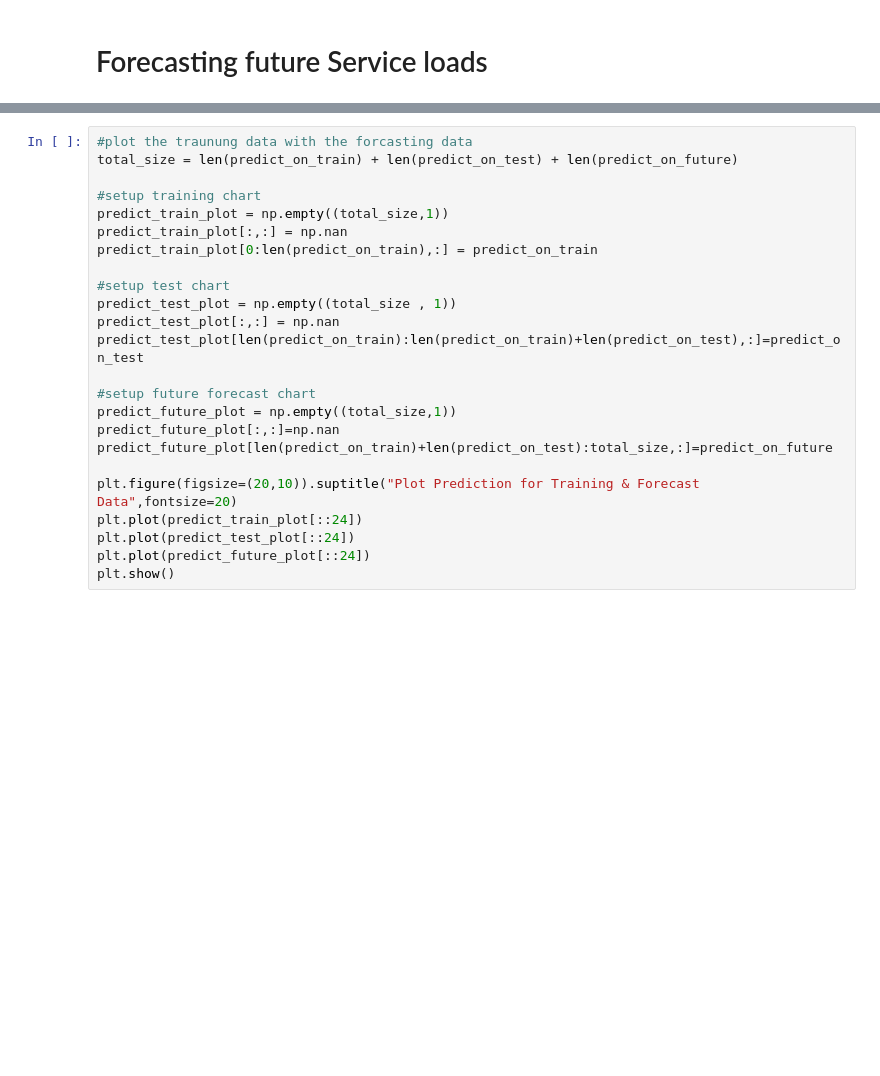
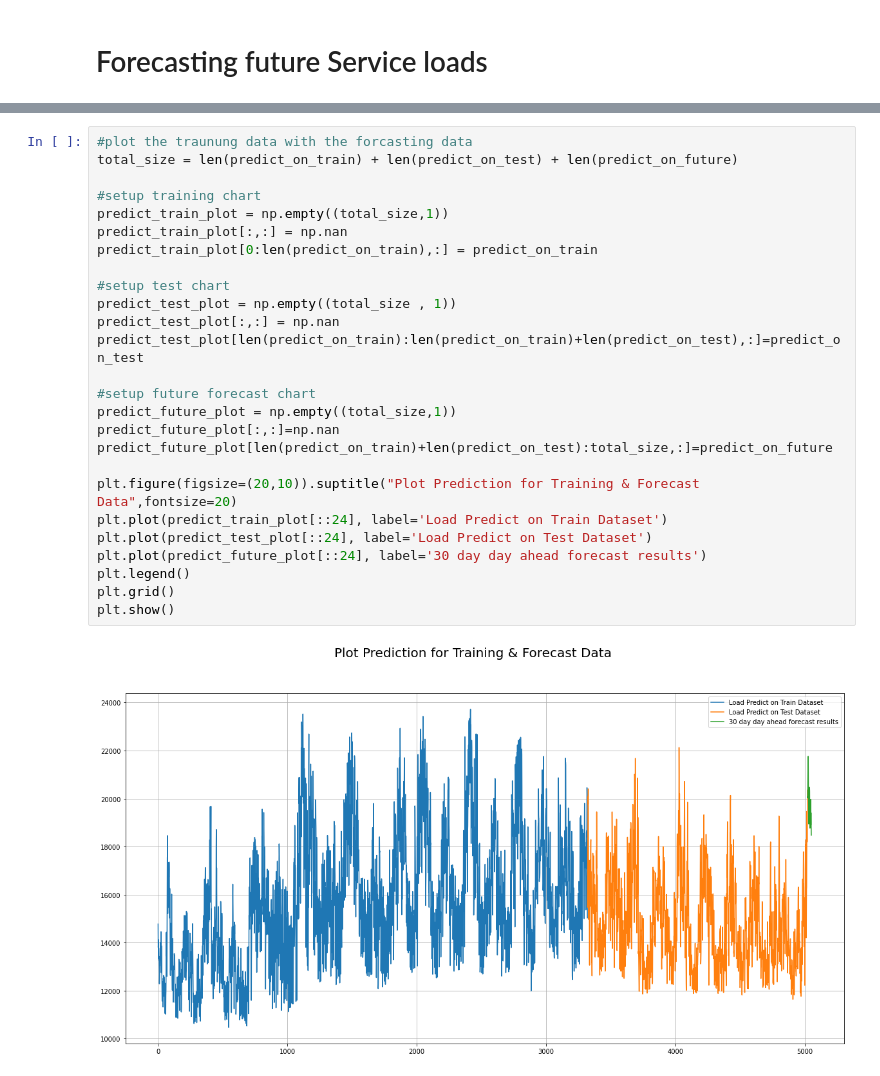
Before and after one commit to dhanushka365/SLEnergyConsumptionPrediction, a Jupyter notebook: 2023_03_11.ipynb, the cells around one changed output, grey strips where cells are left out. Drawn from its saved outputs; the diff is of its cells as text; blank space fills up the shorter version.

```diff
--- a/2023_03_11.ipynb
+++ b/2023_03_11.ipynb
@@ -341,27 +399,31 @@ data = df4.to_json('/content/drive/MyDrive/hourly_csv/predict_on_future_AEP_MW_e
 # %%
 #plot the traunung data with the forcasting data
 total_size = len(predict_on_train) + len(predict_on_test) + len(predict_on_future)
 
 #setup training chart
 predict_train_plot = np.empty((total_size,1))
 predict_train_plot[:,:] = np.nan
 predict_train_plot[0:len(predict_on_train),:] = predict_on_train
 
 #setup test chart
 predict_test_plot = np.empty((total_size , 1))
 predict_test_plot[:,:] = np.nan
 predict_test_plot[len(predict_on_train):len(predict_on_train)+len(predict_on_test),:]=predict_on_test
 
 #setup future forecast chart
 predict_future_plot = np.empty((total_size,1))
 predict_future_plot[:,:]=np.nan
 predict_future_plot[len(predict_on_train)+len(predict_on_test):total_size,:]=predict_on_future
 
 plt.figure(figsize=(20,10)).suptitle("Plot Prediction for Training & Forecast Data",fontsize=20)
-plt.plot(predict_train_plot[::24])
-plt.plot(predict_test_plot[::24])
-plt.plot(predict_future_plot[::24])
+plt.plot(predict_train_plot[::24], label='Load Predict on Train Dataset')
+plt.plot(predict_test_plot[::24], label='Load Predict on Test Dataset')
+plt.plot(predict_future_plot[::24], label='30 day day ahead forecast results')
+plt.legend()
+plt.grid()
 plt.show()
+# %% [output]
+[figure, added]
 # %%
 plt.figure(figsize=(20,5)).suptitle("predicted energy load demand-Next 720 hours(30 Days)",fontsize=20)
 plt.plot(predict_on_future, marker = 'o')
```
Also changed, not shown: parts of 11 cells of this notebook.
